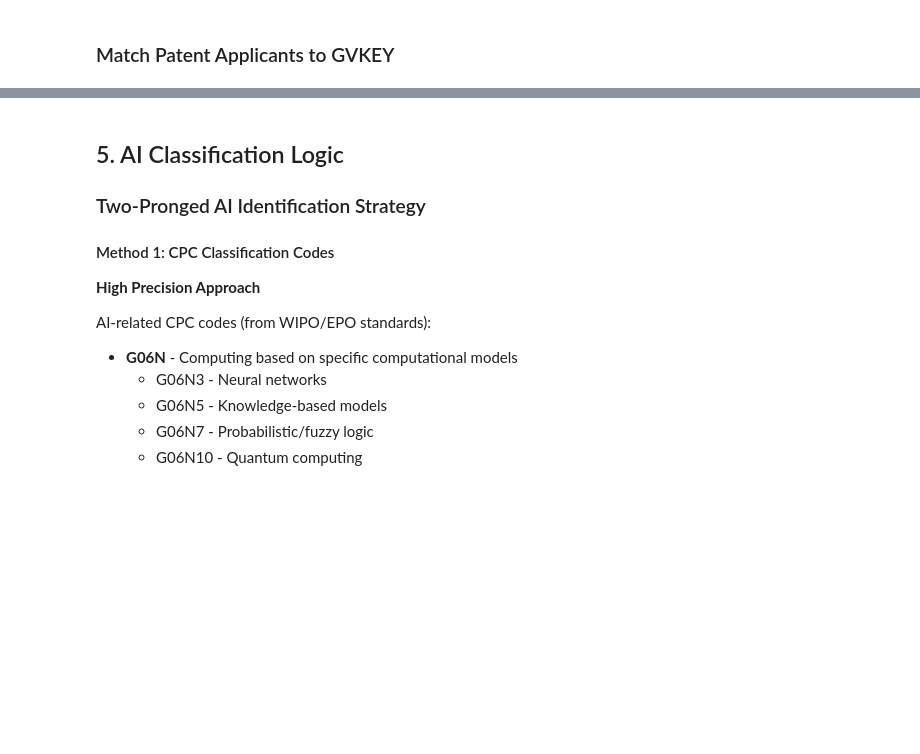
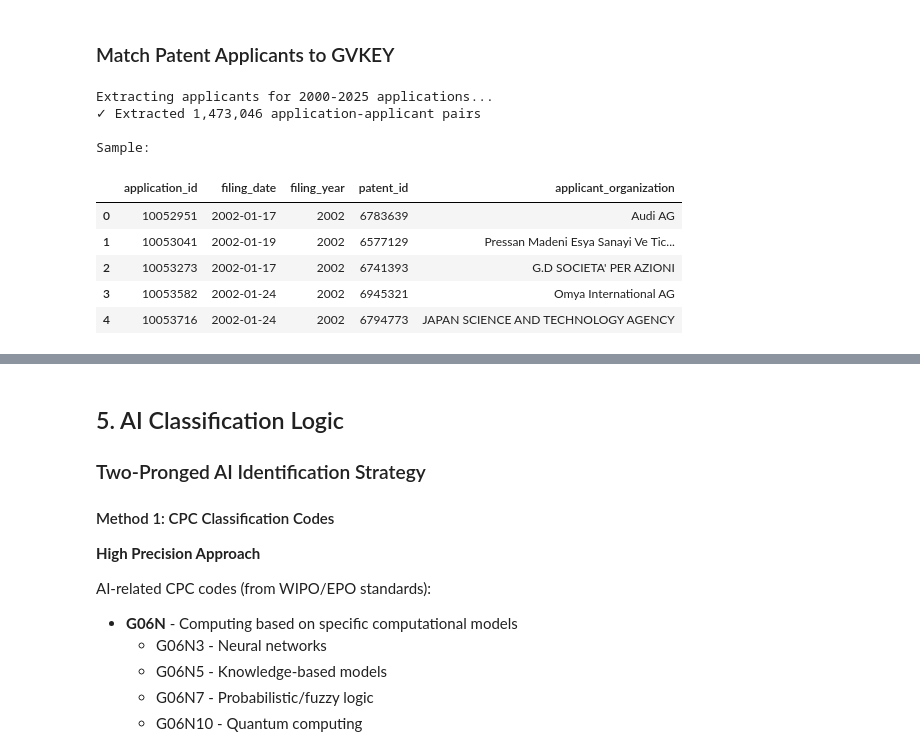
Before and after one commit to eddie-wq07/research_task1, a Jupyter notebook: Task2/task2_patents_discern_merge.ipynb, the cells around one changed output, grey strips where cells are left out. Saved outputs shown, nothing was run; the diff lists cells and outputs as text; code cells hidden in the pictures; blank space fills up the shorter version.

```diff
--- a/Task2/task2_patents_discern_merge.ipynb
+++ b/Task2/task2_patents_discern_merge.ipynb
@@ -502,22 +600,33 @@ for i, (clean_name, gvkey) in enumerate(list(sponsor_lookup.items())[:10]):
 # %%
 # Extract applicants for applications in our time window
 print("Extracting applicants for 2000-2025 applications...")
 
 applicants_df = con.execute("""
     SELECT DISTINCT
         a.application_id,
         a.filing_date,
         a.filing_year,
         a.patent_id,
-        p.applicant_organization
+        g.raw_applicant_organization as applicant_organization
     FROM applications_2000_2025 a
-    INNER JOIN pg_applicant p ON a.application_id = p.application_id
-    WHERE p.applicant_organization IS NOT NULL
+    INNER JOIN g_applicant g ON a.application_id = g.patent_id
+    WHERE g.raw_applicant_organization IS NOT NULL
 """).df()
 
 print(f"✓ Extracted {len(applicants_df):,} application-applicant pairs")
 print(f"\nSample:")
 applicants_df.head()
+# %% [output]
+Extracting applicants for 2000-2025 applications...
+✓ Extracted 1,473,046 application-applicant pairs
+
+Sample:
+|  | application_id | filing_date | filing_year | patent_id | applicant_organization |
+| 0 | 10052951 | 2002-01-17 | 2002 | 6783639 | Audi AG |
+| 1 | 10053041 | 2002-01-19 | 2002 | 6577129 | Pressan Madeni Esya Sanayi Ve Tic... |
+| 2 | 10053273 | 2002-01-17 | 2002 | 6741393 | G.D SOCIETA' PER AZIONI |
+| 3 | 10053582 | 2002-01-24 | 2002 | 6945321 | Omya International AG |
+| 4 | 10053716 | 2002-01-24 | 2002 | 6794773 | JAPAN SCIENCE AND TECHNOLOGY AGENCY |
 # %%
 # Clean applicant names and match to gvkey
 print("Matching applicant names to GVKEY...")
```
Also changed, not shown: parts of 63 cells of this notebook.
